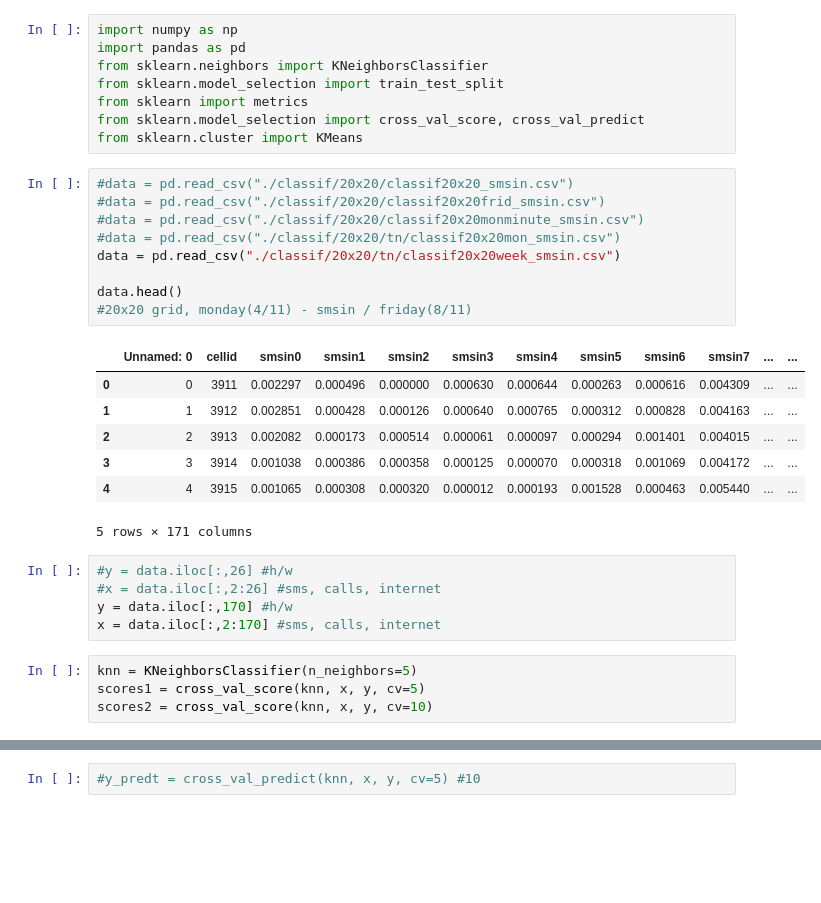
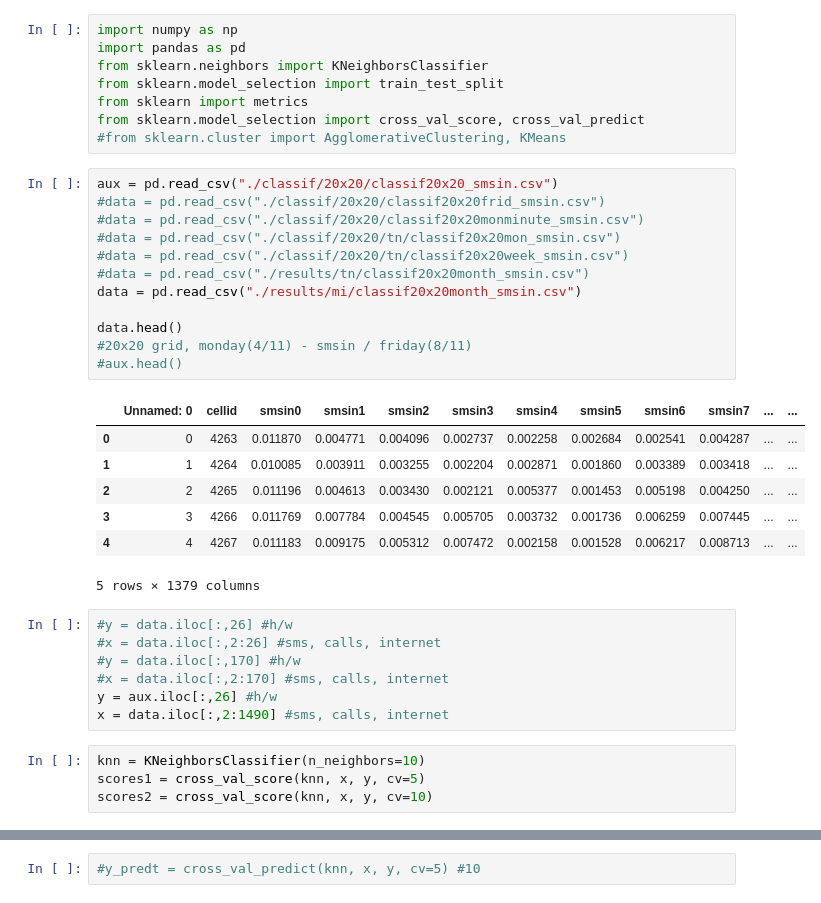
Before and after one commit to mendozamanu/milan-mobility, a Jupyter notebook: kNN-workingday-20x20.ipynb, the cells around one changed output, grey strips where cells are left out. Drawn from its saved outputs; the diff is of its cells as text; blank space fills up the shorter version.

```diff
--- a/kNN-workingday-20x20.ipynb
+++ b/kNN-workingday-20x20.ipynb
@@ -5,31 +5,36 @@ from sklearn.neighbors import KNeighborsClassifier
 from sklearn.model_selection import train_test_split
 from sklearn import metrics
 from sklearn.model_selection import cross_val_score, cross_val_predict
-from sklearn.cluster import KMeans
+#from sklearn.cluster import AgglomerativeClustering, KMeans
 # %%
-#data = pd.read_csv("./classif/20x20/classif20x20_smsin.csv")
+aux = pd.read_csv("./classif/20x20/classif20x20_smsin.csv")
 #data = pd.read_csv("./classif/20x20/classif20x20frid_smsin.csv")
 #data = pd.read_csv("./classif/20x20/classif20x20monminute_smsin.csv")
 #data = pd.read_csv("./classif/20x20/tn/classif20x20mon_smsin.csv")
-data = pd.read_csv("./classif/20x20/tn/classif20x20week_smsin.csv")
+#data = pd.read_csv("./classif/20x20/tn/classif20x20week_smsin.csv")
+#data = pd.read_csv("./results/tn/classif20x20month_smsin.csv")
+data = pd.read_csv("./results/mi/classif20x20month_smsin.csv")
 
 data.head()
 #20x20 grid, monday(4/11) - smsin / friday(8/11)
+#aux.head()
 # %% [output]
 |  | Unnamed: 0 | cellid | smsin0 | smsin1 | smsin2 | smsin3 | smsin4 | smsin5 | smsin6 | smsin7 | ... | ... |
-| 0 | 0 | 3911 | 0.002297 | 0.000496 | 0.000000 | 0.000630 | 0.000644 | 0.000263 | 0.000616 | 0.004309 | ... | ... |
-| 1 | 1 | 3912 | 0.002851 | 0.000428 | 0.000126 | 0.000640 | 0.000765 | 0.000312 | 0.000828 | 0.004163 | ... | ... |
-| 2 | 2 | 3913 | 0.002082 | 0.000173 | 0.000514 | 0.000061 | 0.000097 | 0.000294 | 0.001401 | 0.004015 | ... | ... |
-| 3 | 3 | 3914 | 0.001038 | 0.000386 | 0.000358 | 0.000125 | 0.000070 | 0.000318 | 0.001069 | 0.004172 | ... | ... |
-| 4 | 4 | 3915 | 0.001065 | 0.000308 | 0.000320 | 0.000012 | 0.000193 | 0.001528 | 0.000463 | 0.005440 | ... | ... |
+| 0 | 0 | 4263 | 0.011870 | 0.004771 | 0.004096 | 0.002737 | 0.002258 | 0.002684 | 0.002541 | 0.004287 | ... | ... |
+| 1 | 1 | 4264 | 0.010085 | 0.003911 | 0.003255 | 0.002204 | 0.002871 | 0.001860 | 0.003389 | 0.003418 | ... | ... |
+| 2 | 2 | 4265 | 0.011196 | 0.004613 | 0.003430 | 0.002121 | 0.005377 | 0.001453 | 0.005198 | 0.004250 | ... | ... |
+| 3 | 3 | 4266 | 0.011769 | 0.007784 | 0.004545 | 0.005705 | 0.003732 | 0.001736 | 0.006259 | 0.007445 | ... | ... |
+| 4 | 4 | 4267 | 0.011183 | 0.009175 | 0.005312 | 0.007472 | 0.002158 | 0.001528 | 0.006217 | 0.008713 | ... | ... |
-5 rows × 171 columns
+5 rows × 1379 columns
 # %%
 #y = data.iloc[:,26] #h/w
 #x = data.iloc[:,2:26] #sms, calls, internet
-y = data.iloc[:,170] #h/w
-x = data.iloc[:,2:170] #sms, calls, internet
+#y = data.iloc[:,170] #h/w
+#x = data.iloc[:,2:170] #sms, calls, internet
+y = aux.iloc[:,26] #h/w
+x = data.iloc[:,2:1490] #sms, calls, internet
 # %%
-knn = KNeighborsClassifier(n_neighbors=5)
+knn = KNeighborsClassifier(n_neighbors=10)
 scores1 = cross_val_score(knn, x, y, cv=5)
 scores2 = cross_val_score(knn, x, y, cv=10)
 # %%
```
Also changed, not shown: parts of 21 cells of this notebook, 22 other files.
